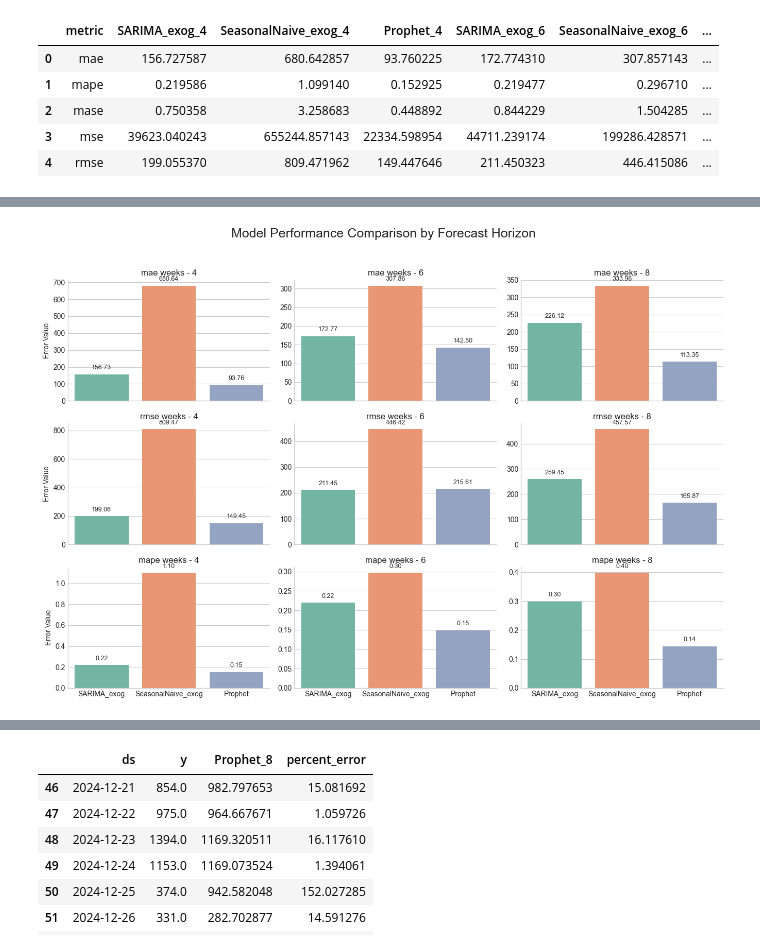
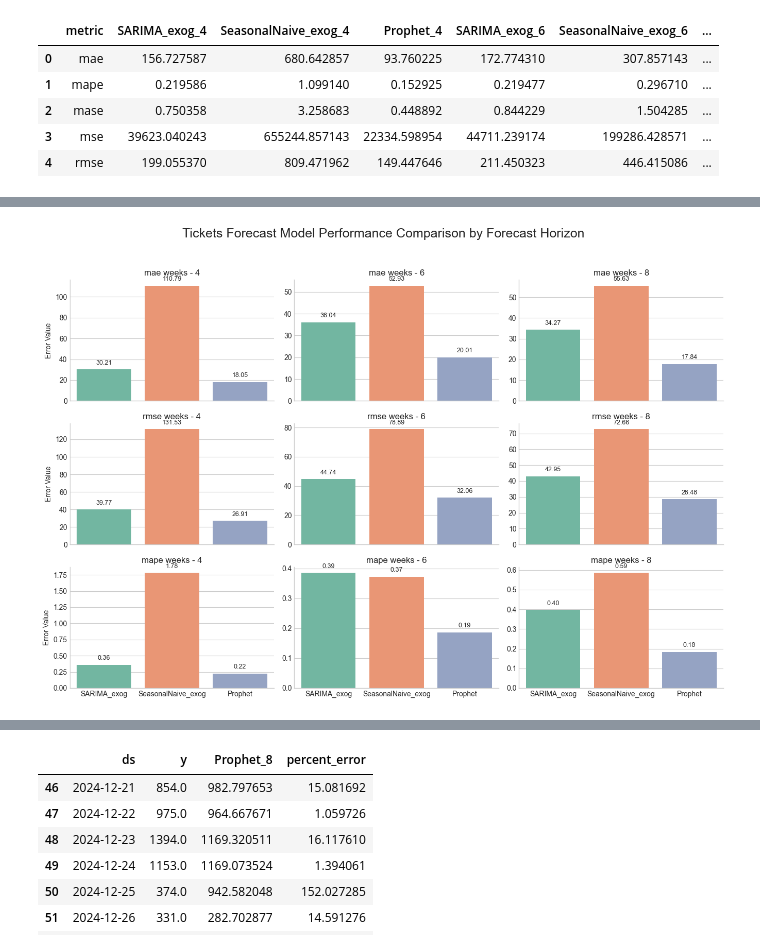
Before and after one commit to traha-89/ecommerce_demand_forecasting, a Jupyter notebook: notebooks/demand_forecasting_analysis.ipynb, the cells around one changed output, grey strips where cells are left out. Drawn from its saved outputs; the diff is of its cells as text; code cells hidden in the pictures.

Commit message:
Update demand_forecasting_analysis.ipynb
- Replicate Order Forecast model for Tickets Forecast

```diff
--- a/notebooks/demand_forecasting_analysis.ipynb
+++ b/notebooks/demand_forecasting_analysis.ipynb
@@ -1396,0 +1813,41 @@ final_eval_order.head()
+# %%
+# Derive Evaluation metrics for 4,6 and 8 week forecasts
+training_data = {'4': train_4wk_tickets, '6': train_6wk_tickets, '8': train_8wk_tickets}
+testing_data = {'4': tickets_test_df_4wk, '6': tickets_test_df_6wk, '8': tickets_test_df_8wk}
+
+metrics = [
+    mae, mse, rmse, mape, smape,
+    partial(mase, seasonality=7),
+    scaled_crps
+]
+
+evaluation_results = {}
+
+for horizon in ['4', '6', '8']:
+    print(f"--- Evaluating models for {horizon}-week horizon ---")
+
+    models = [f'SARIMA_exog_{horizon}',
+              f'SeasonalNaive_exog_{horizon}',
+              f'Prophet_{horizon}']
+
+    eval_table = evaluate(
+        testing_data[horizon].drop(['ds'], axis=1),
+        metrics=metrics,
+        models=models,
+        train_df=training_data[horizon],
+        level=[85]
+    )
+
+    processed_table = eval_table.drop(['unique_id'], axis=1).groupby(['metric']).mean().reset_index()
+    evaluation_results[f'final_eval_{horizon}wk'] = processed_table
+
+print("\n--- Evaluation complete! ---")
+
+final_eval_4wk_tickets = evaluation_results['final_eval_4wk']
+final_eval_6wk_tickets = evaluation_results['final_eval_6wk']
+final_eval_8wk_tickets = evaluation_results['final_eval_8wk']
+
+final_eval_tickets = final_eval_4wk_tickets.merge(final_eval_6wk_tickets, on= 'metric').merge(final_eval_8wk_tickets, on= 'metric')
+
+print("\n--- Final Evaluation Table Output:---")
+final_eval_tickets.head()
@@ -1397,6 +1868,6 @@ final_eval_order.head()
 # %%
 # Prepare the Data for Plotting
-eval_df = pd.DataFrame(final_eval_order).set_index('metric')
+eval_df = pd.DataFrame(final_eval_tickets).set_index('metric')
 
 # Reshape the Data for Plotting
 # Keep only the metrics we need
@@ -1426,32 +1897,32 @@ g = sns.catplot(
     row='Metric',
     kind='bar',
     sharey=False,
     palette='Set2',
     height=3,
     aspect=1.5
 )
 
 # Customize Titles and Add Data Labels
-g.fig.suptitle('Model Performance Comparison by Forecast Horizon', y=1.03, fontsize=18)
+g.fig.suptitle('Tickets Forecast Model Performance Comparison by Forecast Horizon', y=1.03, fontsize=18)
 
 # Iterate through each subplot (Axes) to add labels
 for ax in g.axes.flat:
     # Set titles for each subplot from the automatic row/col titles
     title = ax.get_title()
     ax.set_title(title.replace('Metric = ', '').replace(' | Horizon = ', ' weeks - '))
 
     # Add data labels to each bar
     for p in ax.patches:
         ax.annotate(f'{p.get_height():.2f}',
                     (p.get_x() + p.get_width() / 2., p.get_height()),
                     ha='center', va='center',
                     xytext=(0, 9),
                     textcoords='offset points',
                     fontsize=9)
     ax.set_xlabel('')
 
 g.set_ylabels('Error Value')
 plt.tight_layout()
 plt.show()
 # %% [output]
-[figure, old version]
+[figure, new version]
```
Also changed, not shown: parts of 43 cells of this notebook.
